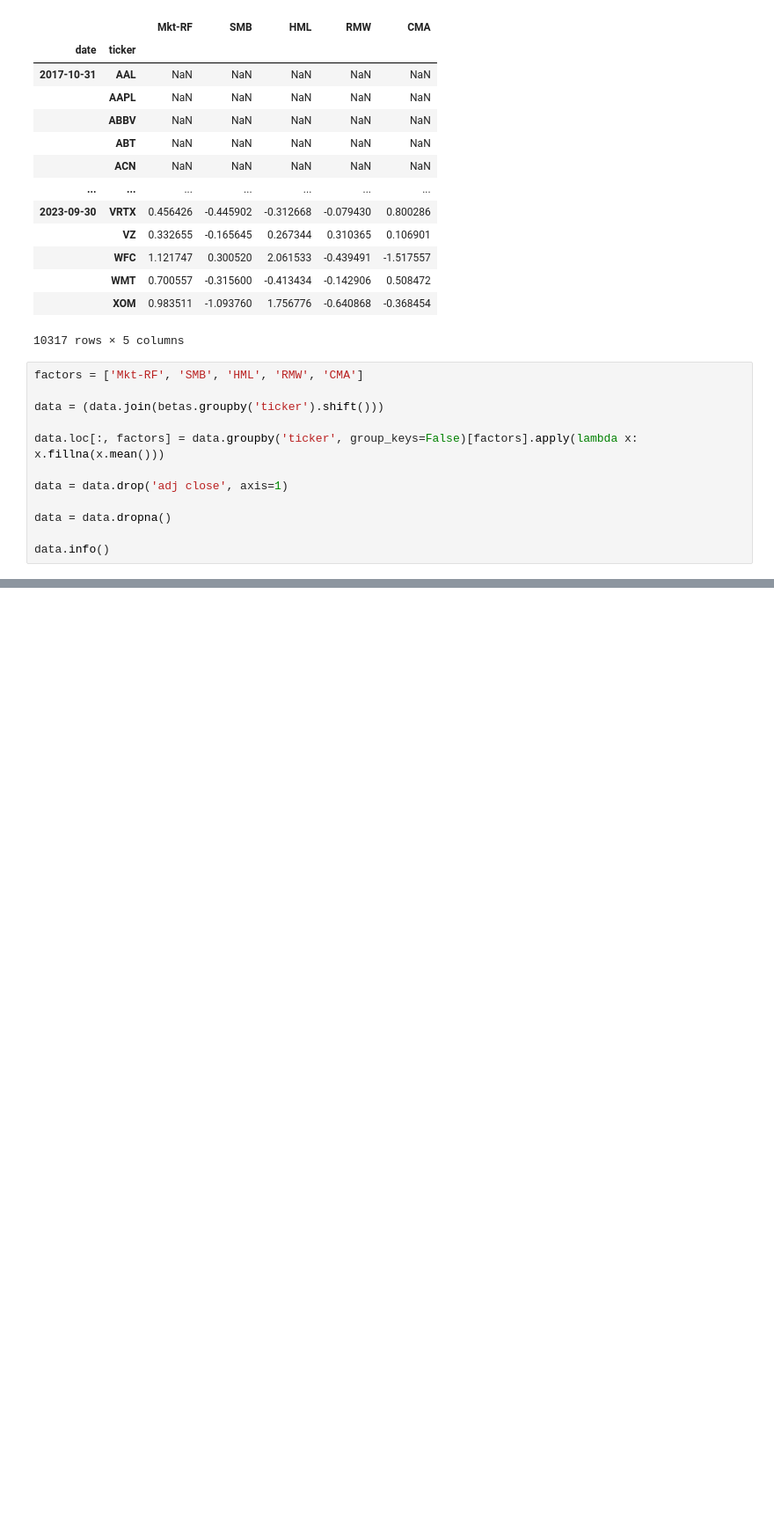
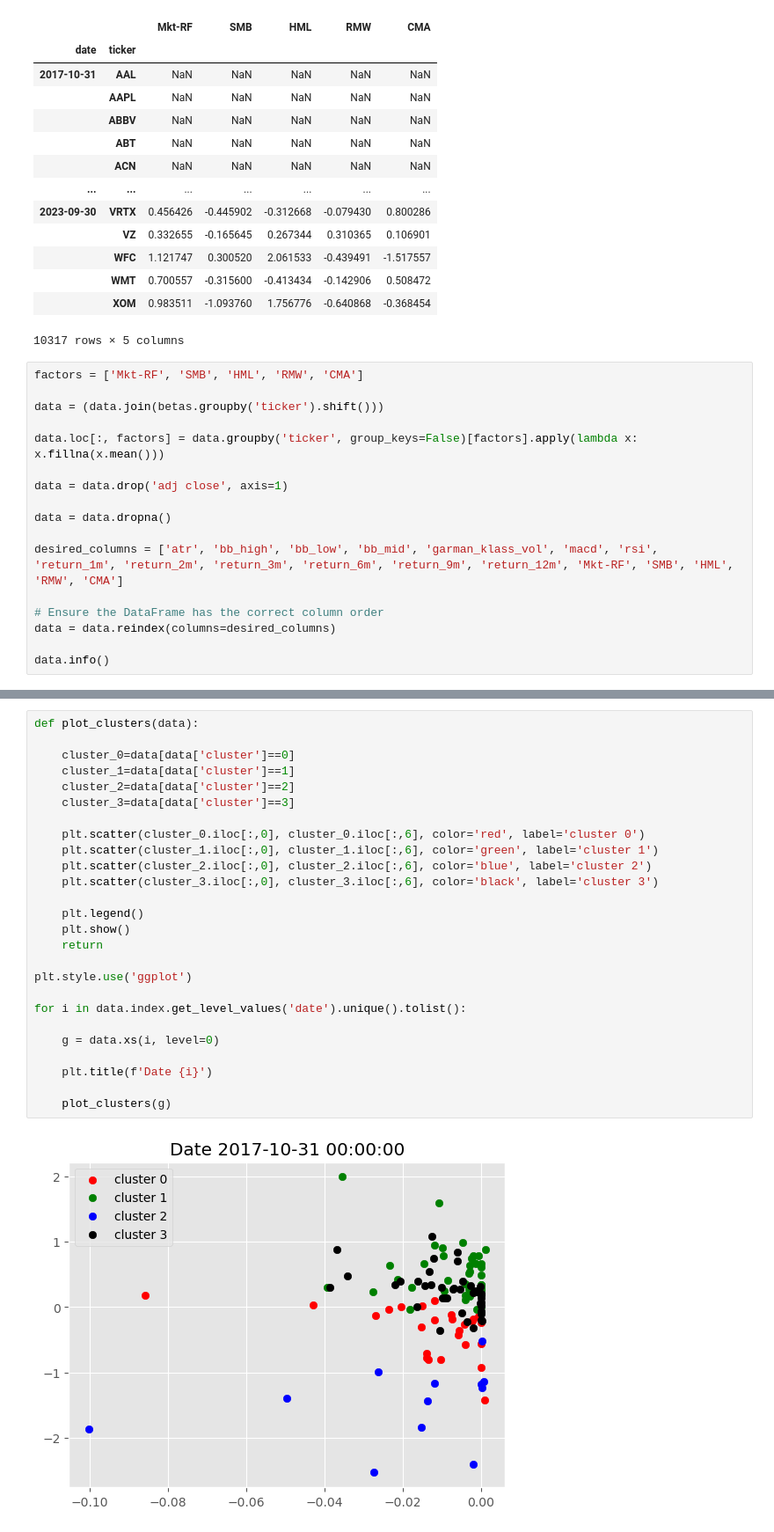
Before and after one commit to niccholasw/AiQuantTradingProject, a Jupyter notebook: Main.ipynb, the cells around one changed output, grey strips where cells are left out. Shown at 88% size. Drawn from its saved outputs; the diff is of its cells as text; blank space fills up the shorter version.

Commit message:
Fixed a bug in the columns by reodering them in the multiindex that made clusters not work. Now have visual representation of clusters

```diff
--- a/Main.ipynb
+++ b/Main.ipynb
@@ -254,6 +271,11 @@ data = data.drop('adj close', axis=1)
 
 data = data.dropna()
 
+desired_columns = ['atr', 'bb_high', 'bb_low', 'bb_mid', 'garman_klass_vol', 'macd', 'rsi', 'return_1m', 'return_2m', 'return_3m', 'return_6m', 'return_9m', 'return_12m', 'Mkt-RF', 'SMB', 'HML', 'RMW', 'CMA']
+
+# Ensure the DataFrame has the correct column order
+data = data.reindex(columns=desired_columns)
+
 data.info()
 # %% [output]
 <class 'pandas.core.frame.DataFrame'>
@@ -289,0 +327,28 @@ data
+# %%
+def plot_clusters(data):
+
+    cluster_0=data[data['cluster']==0]
+    cluster_1=data[data['cluster']==1]
+    cluster_2=data[data['cluster']==2]
+    cluster_3=data[data['cluster']==3]
+
+    plt.scatter(cluster_0.iloc[:,0], cluster_0.iloc[:,6], color='red', label='cluster 0')
+    plt.scatter(cluster_1.iloc[:,0], cluster_1.iloc[:,6], color='green', label='cluster 1')
+    plt.scatter(cluster_2.iloc[:,0], cluster_2.iloc[:,6], color='blue', label='cluster 2')
+    plt.scatter(cluster_3.iloc[:,0], cluster_3.iloc[:,6], color='black', label='cluster 3')
+
+    plt.legend()
+    plt.show()
+    return
+
+plt.style.use('ggplot')
+
+for i in data.index.get_level_values('date').unique().tolist():
+
+    g = data.xs(i, level=0)
+
+    plt.title(f'Date {i}')
+
+    plot_clusters(g)
+# %% [output]
+[figure, added]
```
Also changed, not shown: parts of 4 cells of this notebook.
